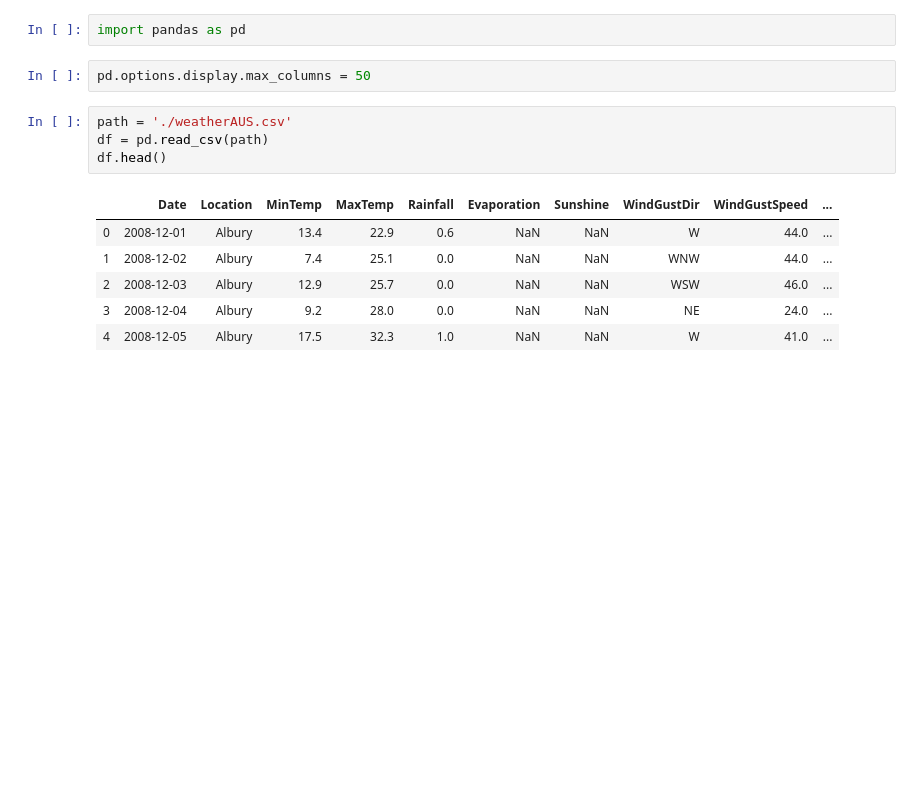
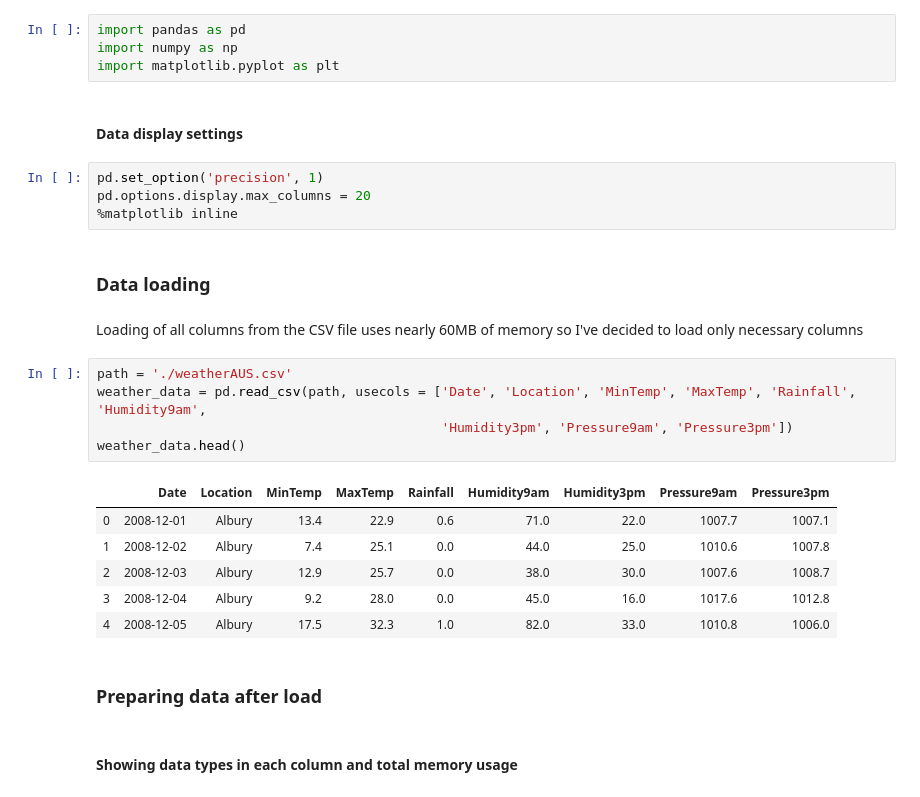
Before and after one commit to mcwilk/Australian-weather-analysis, a Jupyter notebook: WeatherAnalysis.ipynb, the cells around one changed output. Drawn from its saved outputs; the diff is of its cells as text; blank space fills up the shorter version.

```diff
--- a/WeatherAnalysis.ipynb
+++ b/WeatherAnalysis.ipynb
@@ -1,15 +5,30 @@
 # %%
 import pandas as pd
+import numpy as np
+import matplotlib.pyplot as plt
+# %% [markdown]
+#### Data display settings
 # %%
-pd.options.display.max_columns = 50
+pd.set_option('precision', 1)
+pd.options.display.max_columns = 20
+%matplotlib inline
+# %% [markdown]
+### Data loading
+# %% [markdown]
+Loading of all columns from the CSV file uses nearly 60MB of memory so I've decided to load only necessary columns
 # %%
 path = './weatherAUS.csv'
-df = pd.read_csv(path)
-df.head()
+weather_data = pd.read_csv(path, usecols = ['Date', 'Location', 'MinTemp', 'MaxTemp', 'Rainfall', 'Humidity9am',
+                                            'Humidity3pm', 'Pressure9am', 'Pressure3pm'])
+weather_data.head()
 # %% [output]
-|  | Date | Location | MinTemp | MaxTemp | Rainfall | Evaporation | Sunshine | WindGustDir | WindGustSpeed | ... |
-| 0 | 2008-12-01 | Albury | 13.4 | 22.9 | 0.6 | NaN | NaN | W | 44.0 | ... |
-| 1 | 2008-12-02 | Albury | 7.4 | 25.1 | 0.0 | NaN | NaN | WNW | 44.0 | ... |
-| 2 | 2008-12-03 | Albury | 12.9 | 25.7 | 0.0 | NaN | NaN | WSW | 46.0 | ... |
-| 3 | 2008-12-04 | Albury | 9.2 | 28.0 | 0.0 | NaN | NaN | NE | 24.0 | ... |
-| 4 | 2008-12-05 | Albury | 17.5 | 32.3 | 1.0 | NaN | NaN | W | 41.0 | ... |
+|  | Date | Location | MinTemp | MaxTemp | Rainfall | Humidity9am | Humidity3pm | Pressure9am | Pressure3pm |
+| 0 | 2008-12-01 | Albury | 13.4 | 22.9 | 0.6 | 71.0 | 22.0 | 1007.7 | 1007.1 |
+| 1 | 2008-12-02 | Albury | 7.4 | 25.1 | 0.0 | 44.0 | 25.0 | 1010.6 | 1007.8 |
+| 2 | 2008-12-03 | Albury | 12.9 | 25.7 | 0.0 | 38.0 | 30.0 | 1007.6 | 1008.7 |
+| 3 | 2008-12-04 | Albury | 9.2 | 28.0 | 0.0 | 45.0 | 16.0 | 1017.6 | 1012.8 |
+| 4 | 2008-12-05 | Albury | 17.5 | 32.3 | 1.0 | 82.0 | 33.0 | 1010.8 | 1006.0 |
+# %% [markdown]
+### Preparing data after load
+# %% [markdown]
+#### Showing data types in each column and total memory usage
```
Also changed, not shown: parts of 21 cells of this notebook.
